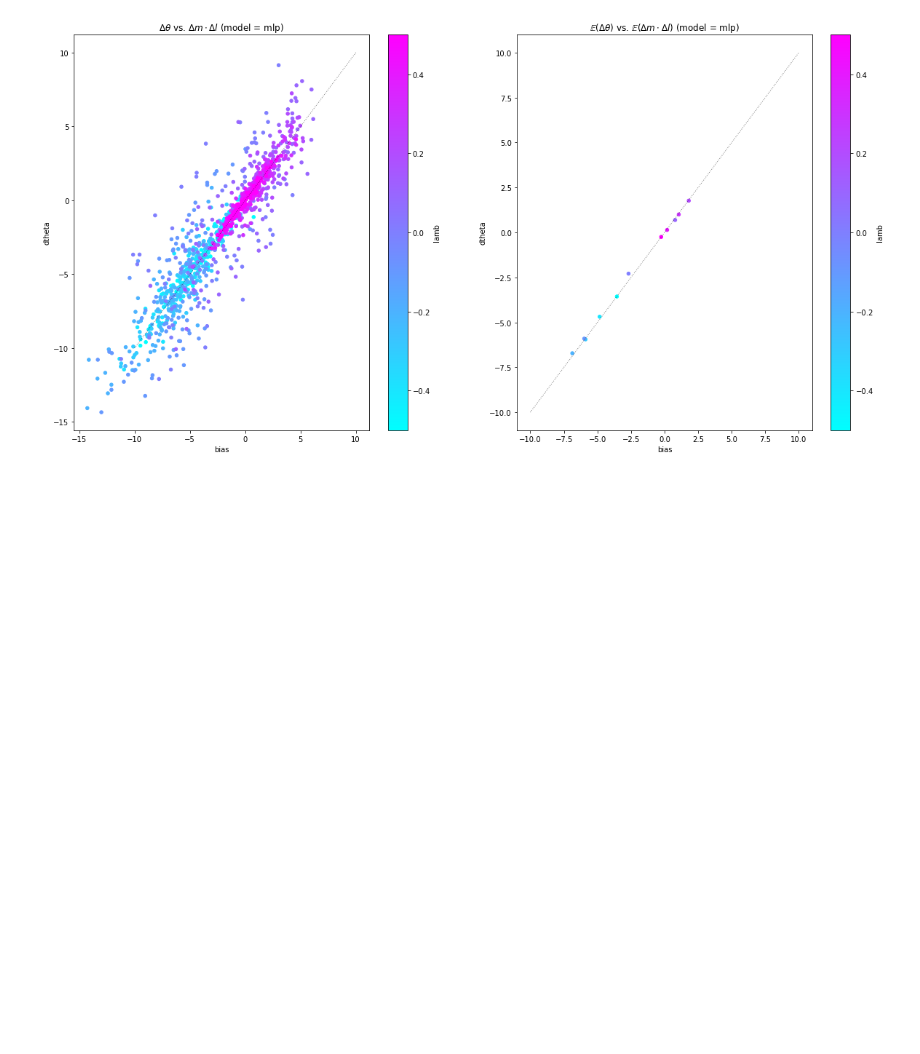
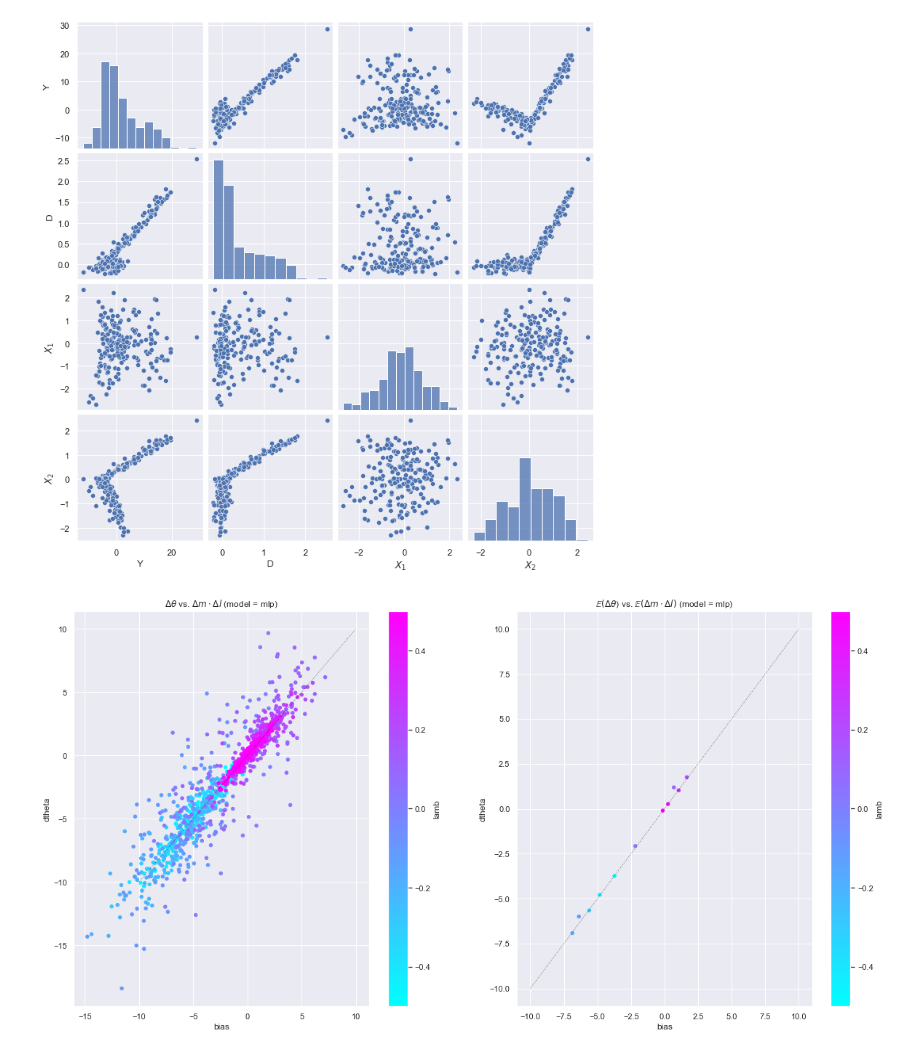
Before and after one commit to nitaifingerhut/double_machine_learning, a Jupyter notebook: main.ipynb, the cells around one changed output. Drawn from its saved outputs; the diff is of its cells as text; code cells hidden in the pictures; blank space fills up the shorter version.

```diff
--- a/main.ipynb
+++ b/main.ipynb
@@ -18,19 +18,21 @@ rho = 0
 theta = 10
 lamb = 1
 # %%
-# true_model = DataModel(p, rho, theta, lamb)
+true_model = DataModel(p, rho, theta, lamb)
 
-# n_plot = 200
-# Y, D, X = true_model.generate(n_plot)
-# Y, D, X = torch_to_np(Y), torch_to_np(D), torch_to_np(X)
+n_plot = 200
+Y, D, X = true_model.generate(n_plot)
+Y, D, X = torch_to_np(Y), torch_to_np(D), torch_to_np(X)
 
-# df = pd.DataFrame(data=np.concatenate((Y.reshape(n_plot, 1), D.reshape(n_plot, 1), X[:, 0:2]), 1),
-#                   columns=['Y', 'D', '$X_1$', '$X_2$'])
-# sns.set(font_scale=1)
-# sns.pairplot(df)
-# sns.set(rc={'figure.figsize': (10, 10)})
-# plt.savefig('pairs.pdf', bbox_inches="tight")
-# plt.show()
+df = pd.DataFrame(data=np.concatenate((Y.reshape(n_plot, 1), D.reshape(n_plot, 1), X[:, 0:2]), 1),
+                  columns=['Y', 'D', '$X_1$', '$X_2$'])
+sns.set(font_scale=1)
+sns.pairplot(df)
+sns.set(rc={'figure.figsize': (10, 10)})
+plt.savefig('results/pairs.pdf', bbox_inches="tight")
+plt.show()
+# %% [output]
+[figure, added]
 # %%
 def run_experiments(theta, lambds, num_exp=10):
     df = pd.DataFrame()
@@ -71,10 +73,10 @@ axs[0].set_title('$\\Delta \\theta$ vs. $\\Delta m \cdot \\Delta l$ (model = mlp
 plot_results(df_avg, axs[1])
 axs[1].set_title('$\mathbb{E}(\\Delta \\theta$) vs. $\mathbb{E}(\\Delta m \cdot \\Delta l)$ (model = mlp)')
 
-plt.savefig('bias_double_ml', bbox_inches='tight')
+plt.savefig('results/bias_double_ml', bbox_inches='tight')
 plt.show()
 # %% [output]
-[figure, old version]
+[figure, new version]
 # %%
 _, axs = plt.subplots(1, 2, figsize=(20,10))
 for lamb in lambds:
```
Also changed, not shown: parts of 6 cells of this notebook, 13 other files.
